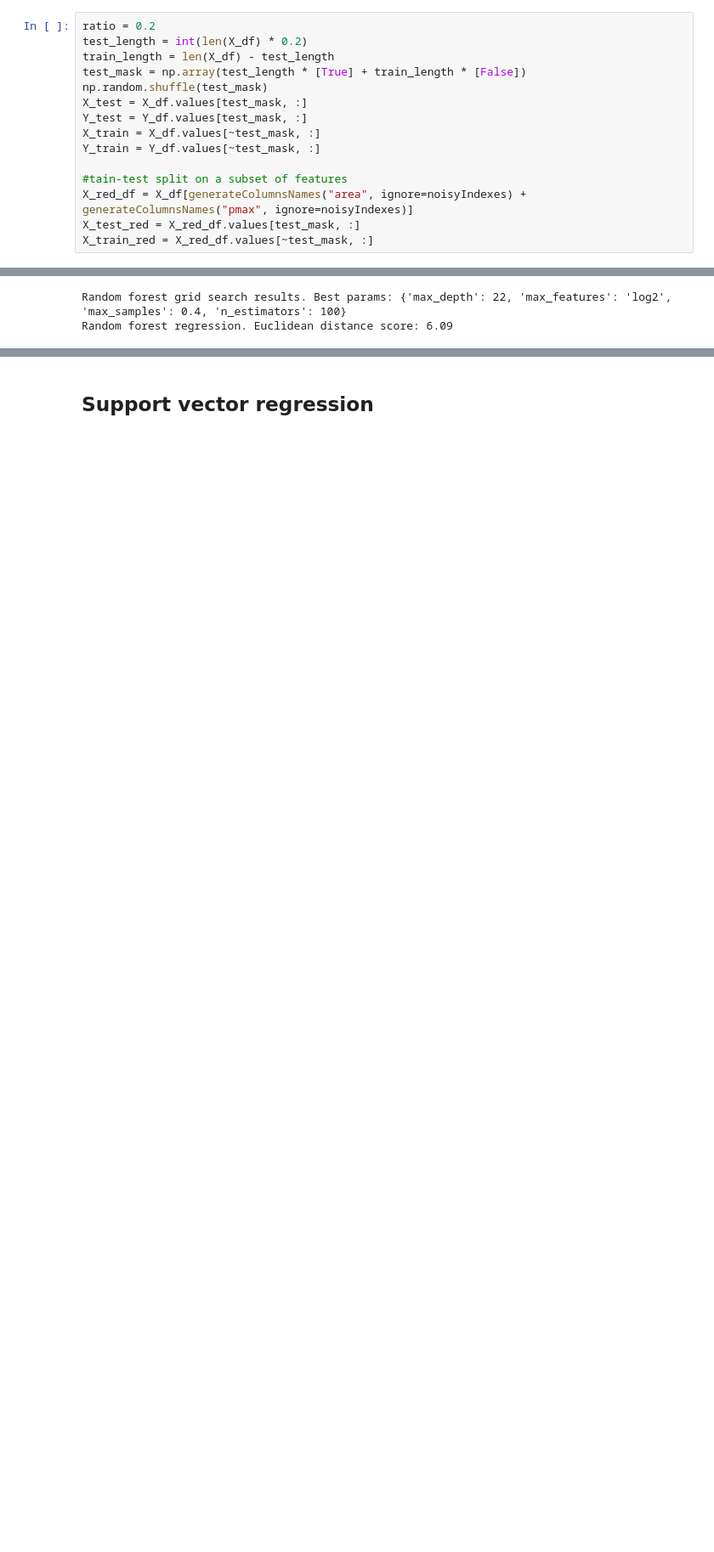
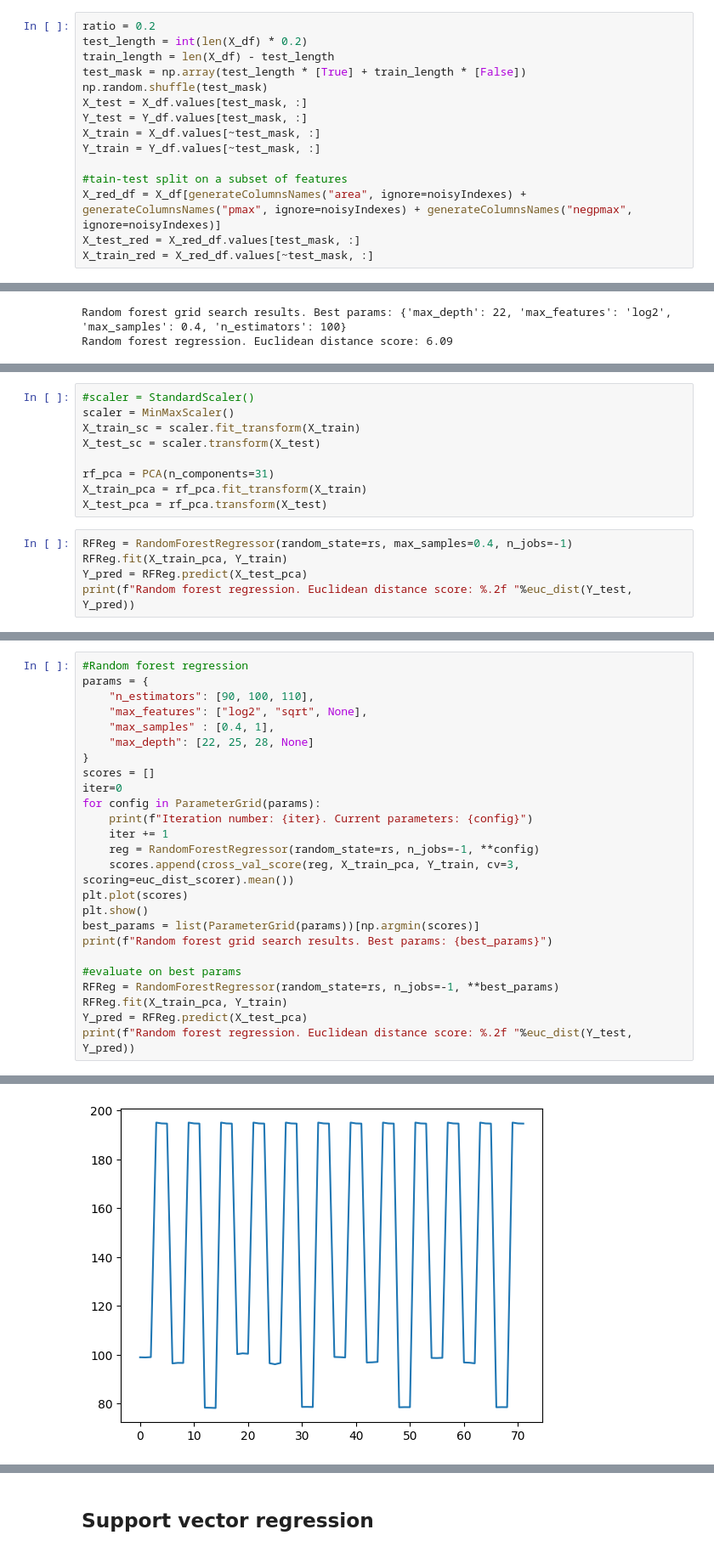
Before and after one commit to marcomag416/dslWinterProject, a Jupyter notebook: dslWinterProject.ipynb, the cells around one changed output, grey strips where cells are left out. Shown at 85% size. Drawn from its saved outputs; the diff is of its cells as text; blank space fills up the shorter version.

```diff
--- a/dslWinterProject.ipynb
+++ b/dslWinterProject.ipynb
@@ -163,7 +173,7 @@ X_train = X_df.values[~test_mask, :]
 Y_train = Y_df.values[~test_mask, :]
 
 #tain-test split on a subset of features
-X_red_df = X_df[generateColumnsNames("area", ignore=noisyIndexes) + generateColumnsNames("pmax", ignore=noisyIndexes)]
+X_red_df = X_df[generateColumnsNames("area", ignore=noisyIndexes) + generateColumnsNames("pmax", ignore=noisyIndexes) + generateColumnsNames("negpmax", ignore=noisyIndexes)]
 X_test_red = X_red_df.values[test_mask, :]
 X_train_red = X_red_df.values[~test_mask, :]
 # %% [markdown]
@@ -349,0 +390,14 @@ sorted(zip(X_test_red.columns, RFRegr.feature_importances_), key=lambda x: x[1],
+# %%
+#scaler = StandardScaler()
+scaler = MinMaxScaler()
+X_train_sc = scaler.fit_transform(X_train)
+X_test_sc = scaler.transform(X_test)
+
+rf_pca = PCA(n_components=31)
+X_train_pca = rf_pca.fit_transform(X_train)
+X_test_pca = rf_pca.transform(X_test)
+# %%
+RFReg = RandomForestRegressor(random_state=rs, max_samples=0.4, n_jobs=-1)
+RFReg.fit(X_train_pca, Y_train)
+Y_pred = RFReg.predict(X_test_pca)
+print(f"Random forest regression. Euclidean distance score: %.2f "%euc_dist(Y_test, Y_pred))
@@ -349,0 +406,26 @@ sorted(zip(X_test_red.columns, RFRegr.feature_importances_), key=lambda x: x[1],
+# %%
+#Random forest regression
+params = {
+    "n_estimators": [90, 100, 110],
+    "max_features": ["log2", "sqrt", None],
+    "max_samples" : [0.4, 1],
+    "max_depth": [22, 25, 28, None]
+}
+scores = []
+iter=0
+for config in ParameterGrid(params):
+    print(f"Iteration number: {iter}. Current parameters: {config}")
+    iter += 1
+    reg = RandomForestRegressor(random_state=rs, n_jobs=-1, **config)
+    scores.append(cross_val_score(reg, X_train_pca, Y_train, cv=3, scoring=euc_dist_scorer).mean())
+plt.plot(scores)
+plt.show()
+best_params = list(ParameterGrid(params))[np.argmin(scores)]
+print(f"Random forest grid search results. Best params: {best_params}")
+
+#evaluate on best params
+RFReg = RandomForestRegressor(random_state=rs, n_jobs=-1, **best_params)
+RFReg.fit(X_train_pca, Y_train)
+Y_pred = RFReg.predict(X_test_pca)
+print(f"Random forest regression. Euclidean distance score: %.2f "%euc_dist(Y_test, Y_pred))
+# %% [output]
@@ -349,0 +449 @@ sorted(zip(X_test_red.columns, RFRegr.feature_importances_), key=lambda x: x[1],
+[figure, added]
```
Also changed, not shown: parts of 24 cells of this notebook, 13 other files.
